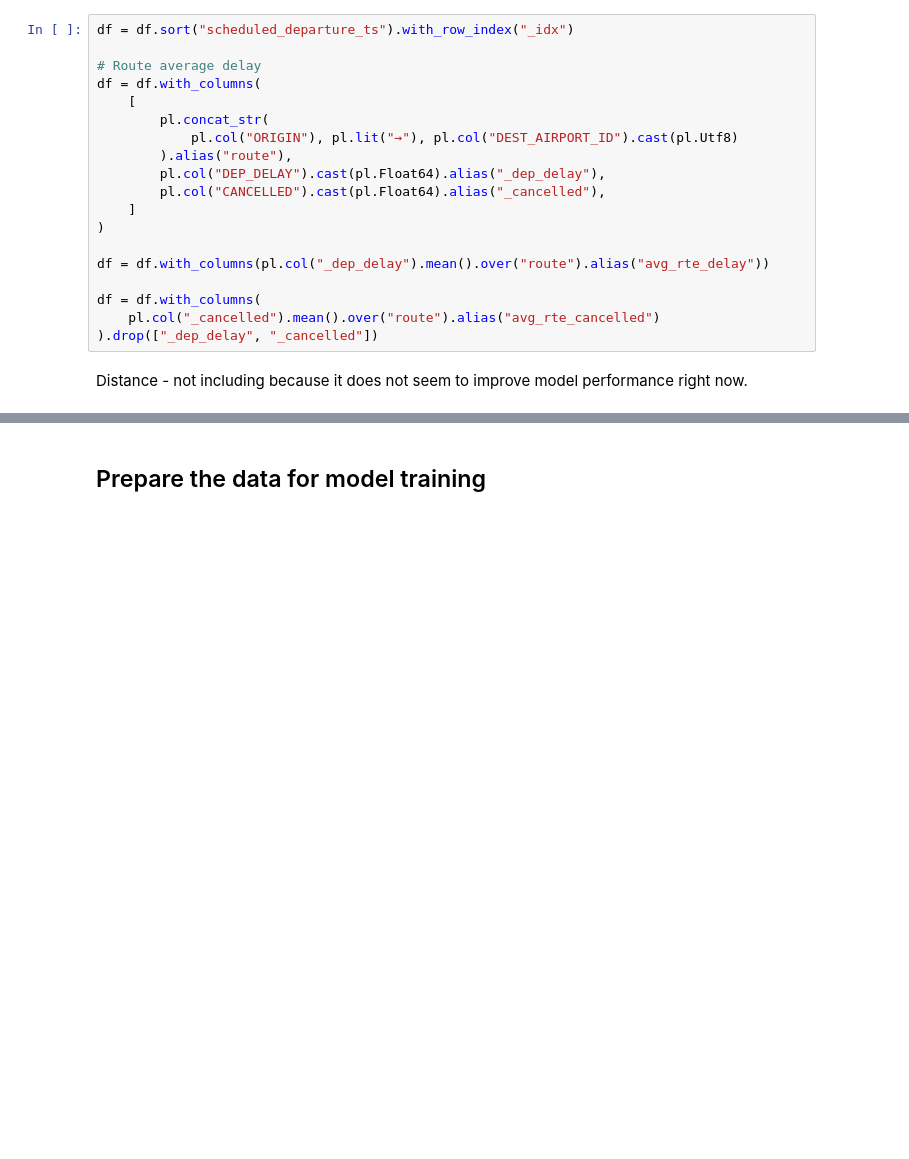
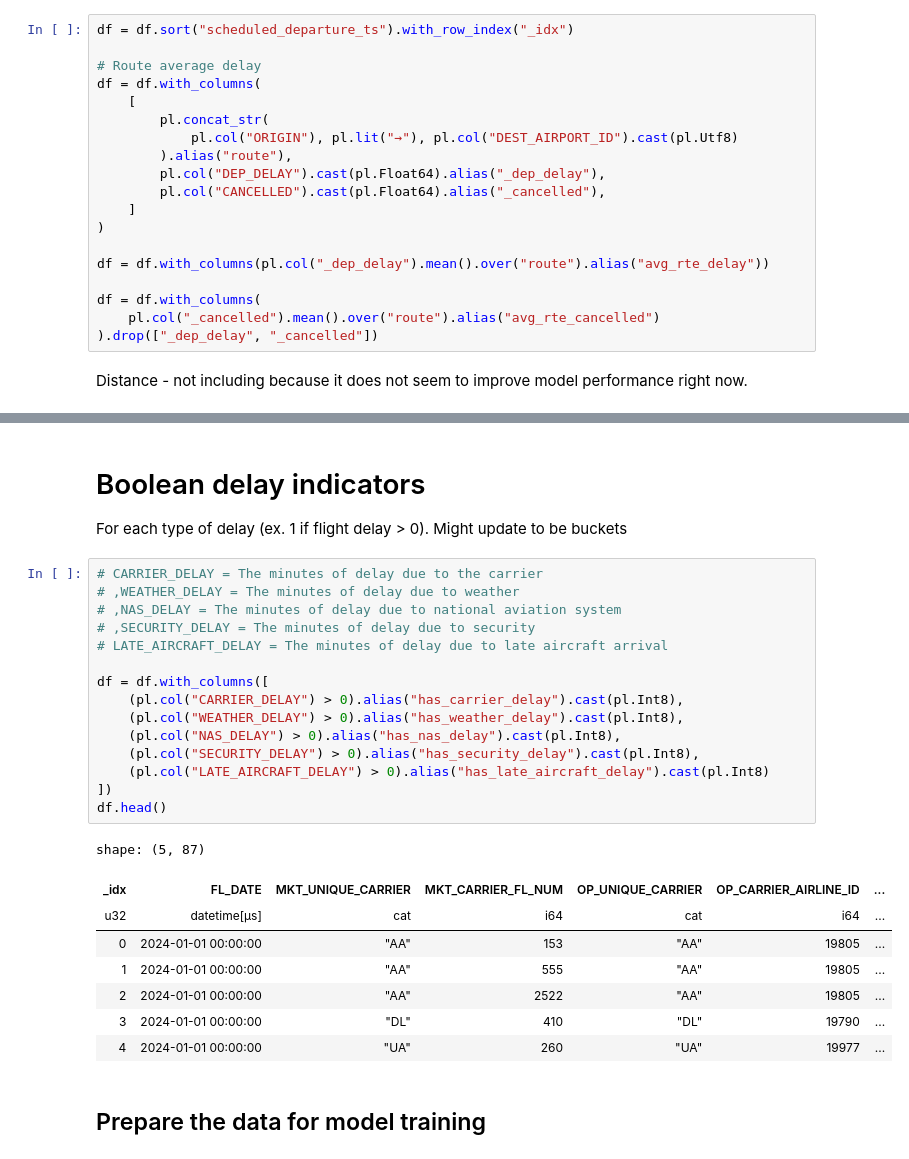
Before and after one commit to GW-ML-Flight/Flight-Delay, a Jupyter notebook: model-classifier.ipynb, the cells around one changed output, grey strips where cells are left out. Saved outputs shown, nothing was run; the diff lists cells and outputs as text; blank space fills up the shorter version.

Commit message:
Added boolean delay columns

```diff
--- a/model-classifier.ipynb
+++ b/model-classifier.ipynb
@@ -228,3 +219,31 @@ shape: (5, 3)
+# %% [markdown]
+# Boolean delay indicators
+
+For each type of delay (ex. 1 if flight delay > 0). Might update to be buckets
+# %%
+# CARRIER_DELAY = The minutes of delay due to the carrier
+# ,WEATHER_DELAY = The minutes of delay due to weather
+# ,NAS_DELAY = The minutes of delay due to national aviation system
+# ,SECURITY_DELAY = The minutes of delay due to security
+# LATE_AIRCRAFT_DELAY = The minutes of delay due to late aircraft arrival
+
+df = df.with_columns([
+    (pl.col("CARRIER_DELAY") > 0).alias("has_carrier_delay").cast(pl.Int8),
+    (pl.col("WEATHER_DELAY") > 0).alias("has_weather_delay").cast(pl.Int8),
+    (pl.col("NAS_DELAY") > 0).alias("has_nas_delay").cast(pl.Int8),
+    (pl.col("SECURITY_DELAY") > 0).alias("has_security_delay").cast(pl.Int8),
+    (pl.col("LATE_AIRCRAFT_DELAY") > 0).alias("has_late_aircraft_delay").cast(pl.Int8)
+])
+df.head()
+# %% [output]
+shape: (5, 87)
+| _idx | FL_DATE | MKT_UNIQUE_CARRIER | MKT_CARRIER_FL_NUM | OP_UNIQUE_CARRIER | OP_CARRIER_AIRLINE_ID | ... |
+| u32 | datetime[μs] | cat | i64 | cat | i64 | ... |
+| 0 | 2024-01-01 00:00:00 | "AA" | 153 | "AA" | 19805 | ... |
+| 1 | 2024-01-01 00:00:00 | "AA" | 555 | "AA" | 19805 | ... |
+| 2 | 2024-01-01 00:00:00 | "AA" | 2522 | "AA" | 19805 | ... |
+| 3 | 2024-01-01 00:00:00 | "DL" | 410 | "DL" | 19790 | ... |
+| 4 | 2024-01-01 00:00:00 | "UA" | 260 | "UA" | 19977 | ... |
 # %% [markdown]
 ## Prepare the data for model training
 # %%
```
Also changed, not shown: parts of 3 cells of this notebook, 1 other file.
